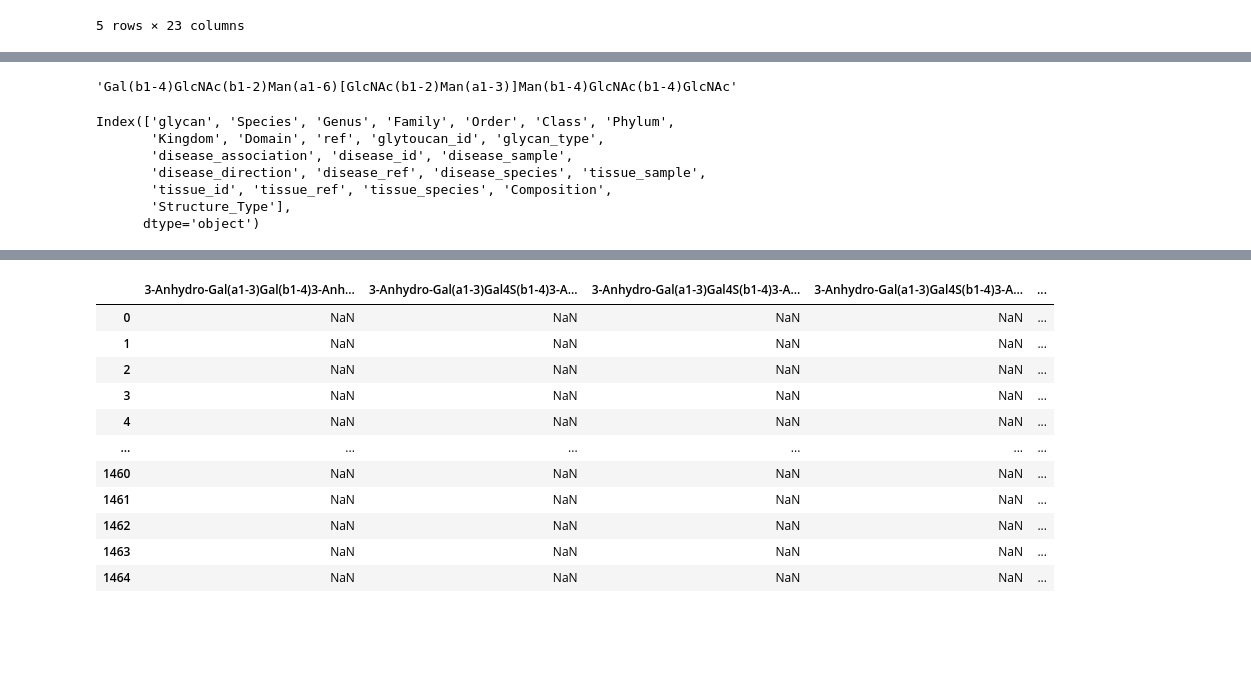
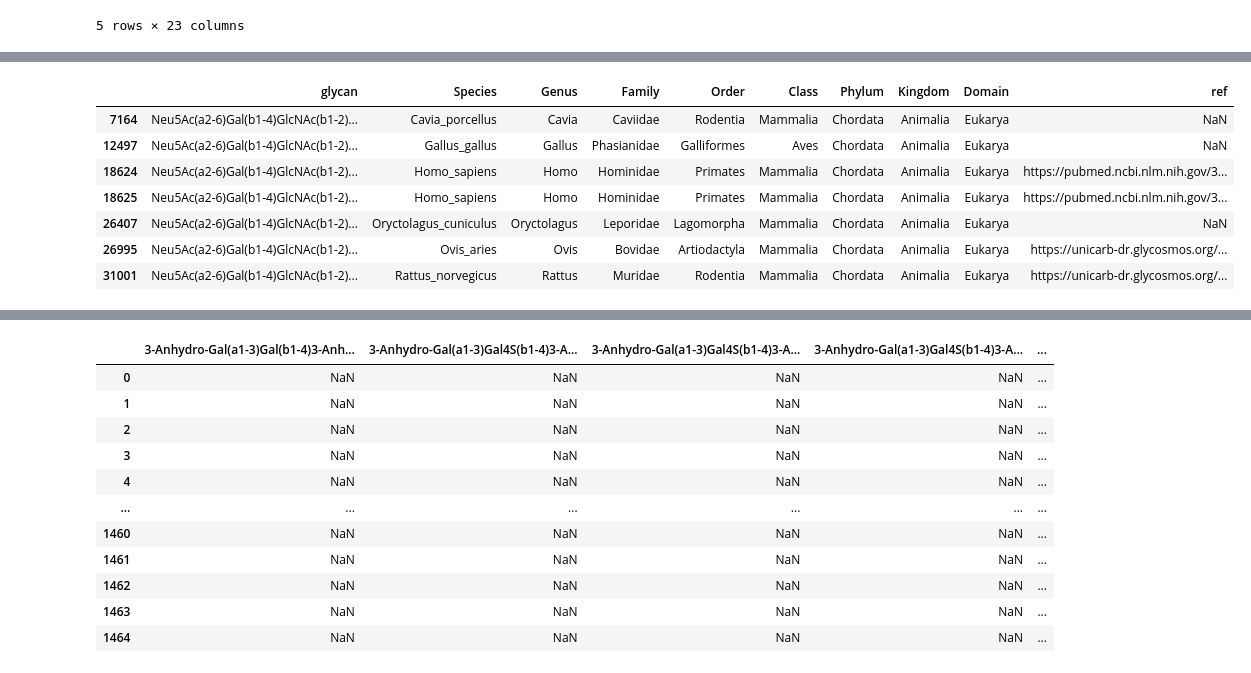
Before and after one commit to PhiCtl/glycan-biomarkers, a Jupyter notebook: src/notebooks/glycowork.ipynb, the cells around one changed output, grey strips where cells are left out. Cells and saved outputs as stored; diff of their text form; code cells hidden in the pictures; blank space fills up the shorter version.

```diff
--- a/src/notebooks/instructions.ipynb
+++ b/src/notebooks/glycowork.ipynb
@@ -18,28 +18,19 @@ df_glycan.head()
 | 4 | Man(a1-2)Man(a1-3)[Man(a1-3)[Man(... | [Adeno-associated_dependoparvovir... | [Dependoparvovirus, Angiostrongyl... | [Parvoviridae, Angiostrongylidae,... | [Piccovirales, Rhabditida, Brassi... | [Quintoviricetes, Chromadorea, Di... | [Cossaviricota, Nematoda, Angiosp... | [Shotokuvirae, Animalia, Plantae,... | [Virus, Eukarya, Eukarya, Eukarya... | [https://pubmed.ncbi.nlm.nih.gov/... | ... | ... |
 5 rows × 23 columns
 # %%
-# Create an empty DataFrame to store all matches
-matched_structures_df = pd.DataFrame()
-
 # Define the structures we're looking for
 structures = {
-    'Complex_base': "GlcNAc(b1-2)Man(a1-6)[GlcNAc(b1-2)Man(a1-3)]Man(b1-4)GlcNAc(b1-4)GlcNAc",
     'Complex_Gal': "Gal(b1-4)GlcNAc(b1-2)Man(a1-6)[Gal(b1-4)GlcNAc(b1-2)Man(a1-3)]Man(b1-4)GlcNAc(b1-4)GlcNAc",
     'Complex_Fuc': "GlcNAc(b1-2)Man(a1-6)[GlcNAc(b1-2)Man(a1-3)]Man(b1-4)GlcNAc(b1-4)[Fuc(a1-6)]GlcNAc",
     'Complex_Sia': "NeuAc(a2-6)Gal(b1-4)GlcNAc(b1-2)Man(a1-6)[NeuAc(a2-6)Gal(b1-4)GlcNAc(b1-2)Man(a1-3)]Man(b1-4)GlcNAc(b1-4)GlcNAc"
 }
 
-# Search for each structure and add matches to the DataFrame
-for name, structure in structures.items():
-    matches = df_glycan[df_glycan['glycan'].str.contains(structure, regex=False, na=False)].copy()
-    if not matches.empty:
-        matches['Structure_Type'] = name
-        matched_structures_df = pd.concat([matched_structures_df, matches], ignore_index=True)
+# Create masks for each structure
+masks = {name: df_glycan['glycan'].str.contains(struct, regex=False, na=False)
+         for name, struct in structures.items()}
 
-    # If no exact matches, look for similar structures with the core pattern
-    elif name == 'Complex_base':  # Only do this for the base structure
-        core_pattern = "Man(a1-6)[Man(a1-3)]Man(b1-4)GlcNAc(b1-4)GlcNAc"
-        similar_matches = df_glycan[df_glycan['glycan'].str.contains(core_pattern, regex=False, na=False)].copy()
-        if not similar_matches.empty:
-            similar_matches['Structure_Type'] = 'Similar_to_Complex_base'
-            matched_structures_df = pd.concat([matched_structures_df, similar_matches], ignore_index=True)
+# Combine all matches into one DataFrame
+N_glycans_df = pd.concat([
+    df_glycan[mask].assign(Structure_Type=name)
+    for name, mask in masks.items()
+], ignore_index=True)
@@ -46,14 +51,12 @@ for name, structure in structures.items():
 # %%
-matched_structures_df.glycan.iloc[0]
+df_species[df_species.glycan == N_glycans_df.glycan.iloc[0]
+]
 # %% [output]
-'Gal(b1-4)GlcNAc(b1-2)Man(a1-6)[GlcNAc(b1-2)Man(a1-3)]Man(b1-4)GlcNAc(b1-4)GlcNAc'
+|  | glycan | Species | Genus | Family | Order | Class | Phylum | Kingdom | Domain | ref |
+| 7164 | Neu5Ac(a2-6)Gal(b1-4)GlcNAc(b1-2)... | Cavia_porcellus | Cavia | Caviidae | Rodentia | Mammalia | Chordata | Animalia | Eukarya | NaN |
+| 12497 | Neu5Ac(a2-6)Gal(b1-4)GlcNAc(b1-2)... | Gallus_gallus | Gallus | Phasianidae | Galliformes | Aves | Chordata | Animalia | Eukarya | NaN |
+| 18624 | Neu5Ac(a2-6)Gal(b1-4)GlcNAc(b1-2)... | Homo_sapiens | Homo | Hominidae | Primates | Mammalia | Chordata | Animalia | Eukarya | https://pubmed.ncbi.nlm.nih.gov/3... |
+| 18625 | Neu5Ac(a2-6)Gal(b1-4)GlcNAc(b1-2)... | Homo_sapiens | Homo | Hominidae | Primates | Mammalia | Chordata | Animalia | Eukarya | https://pubmed.ncbi.nlm.nih.gov/3... |
+| 26407 | Neu5Ac(a2-6)Gal(b1-4)GlcNAc(b1-2)... | Oryctolagus_cuniculus | Oryctolagus | Leporidae | Lagomorpha | Mammalia | Chordata | Animalia | Eukarya | NaN |
+| 26995 | Neu5Ac(a2-6)Gal(b1-4)GlcNAc(b1-2)... | Ovis_aries | Ovis | Bovidae | Artiodactyla | Mammalia | Chordata | Animalia | Eukarya | https://unicarb-dr.glycosmos.org/... |
+| 31001 | Neu5Ac(a2-6)Gal(b1-4)GlcNAc(b1-2)... | Rattus_norvegicus | Rattus | Muridae | Rodentia | Mammalia | Chordata | Animalia | Eukarya | https://unicarb-dr.glycosmos.org/... |
-# %%
-matched_structures_df.columns
-# %% [output]
-Index(['glycan', 'Species', 'Genus', 'Family', 'Order', 'Class', 'Phylum',
-       'Kingdom', 'Domain', 'ref', 'glytoucan_id', 'glycan_type',
-       'disease_association', 'disease_id', 'disease_sample',
-       'disease_direction', 'disease_ref', 'disease_species', 'tissue_sample',
-       'tissue_id', 'tissue_ref', 'tissue_species', 'Composition',
-       'Structure_Type'],
-      dtype='object')
```
Also changed, not shown: parts of 3 cells of this notebook, 2 other files.
